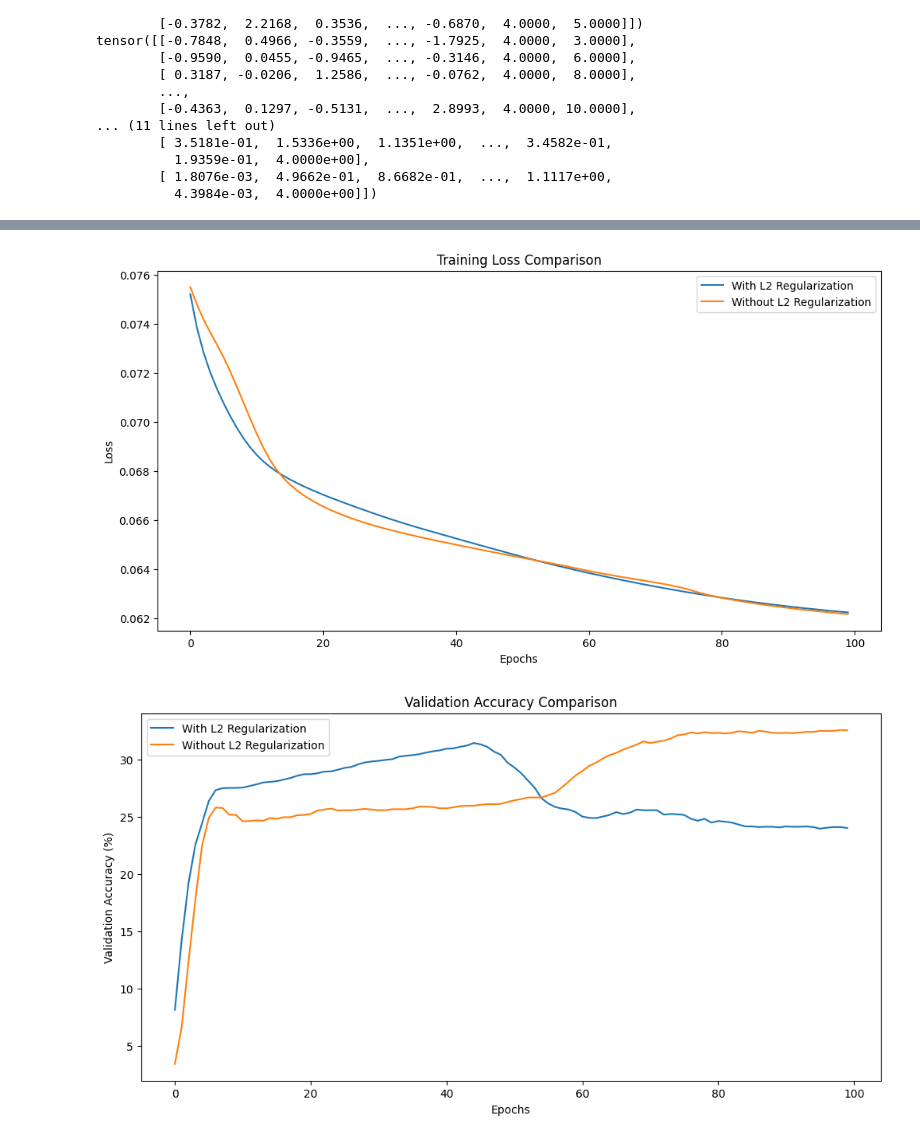
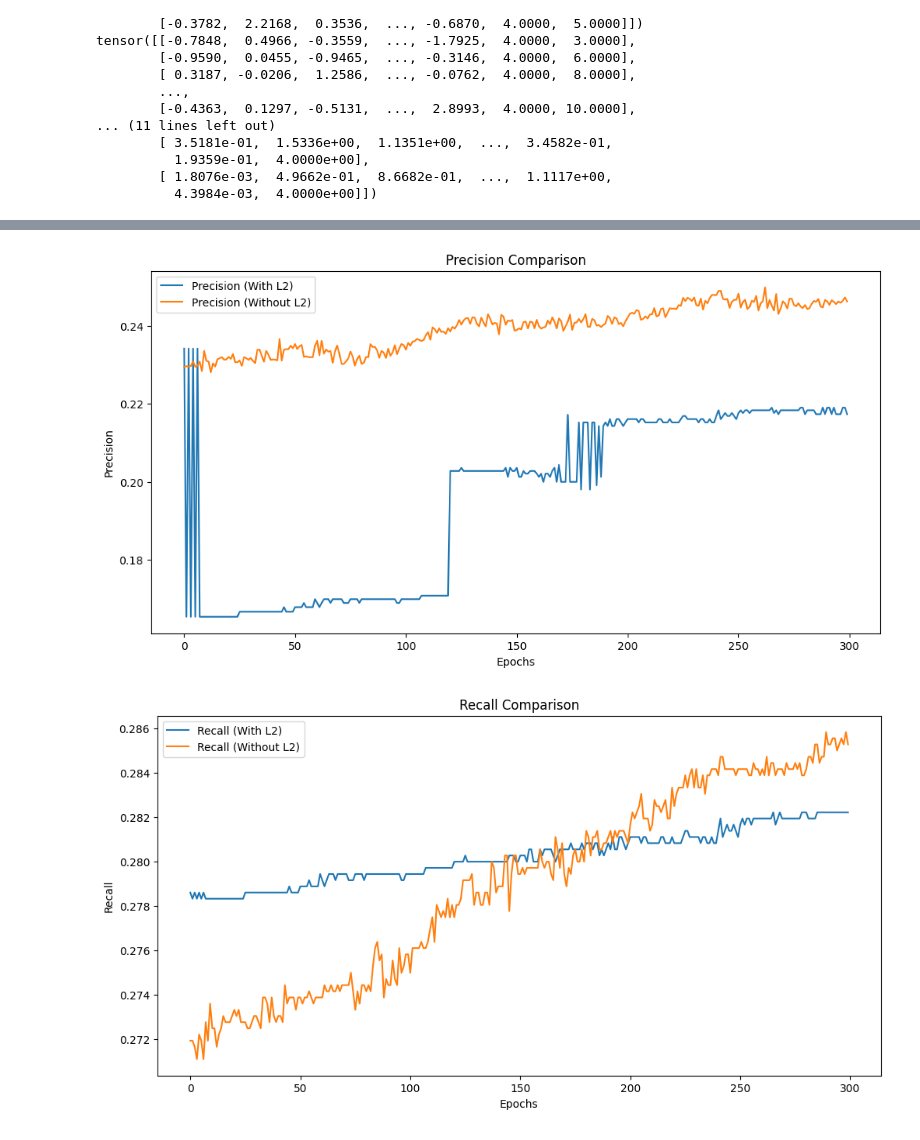
Before and after one commit to yohanesSitorus/Deep-Learning---Neural-Network-Supervised-Classification, a Jupyter notebook: TB04E.ipynb, the cells around one changed output, grey strips where cells are left out. Saved outputs shown, nothing was run; the diff lists cells and outputs as text; code cells hidden in the pictures.

```diff
--- a/TB04E.ipynb
+++ b/TB04E.ipynb
@@ -285,6 +306,8 @@ optimizer_without_l2 = optim.SGD(model_without_l2.parameters(), lr=0.001)
 # %%
 # Training model tanpa L2 regularization
 print("\nTraining model without L2 regularization:")
-history_without_l2 = train_model(model_without_l2, optimizer_without_l2, train_loader, val_loader, epochs=100)
+history_without_l2, best_epoch_without_l2, best_val_acc_without_l2 = train_model(
+    model_without_l2, optimizer_without_l2, train_loader, val_loader, epochs=300
+)
 # %% [output]
 Training model without L2 regularization:
@@ -307,5 +330,6 @@ Epoch 100 | Loss: 0.0622 | Val Acc: 32.53%
 # %%
 # Training model dengan L2 regularization
-print("Training model with L2 regularization:")
-history_with_l2 = train_model(model_with_l2, optimizer_with_l2, train_loader, val_loader, epochs=100)
+history_with_l2, best_epoch_with_l2, best_val_acc_with_l2 = train_model(
+    model_with_l2, optimizer_with_l2, train_loader, val_loader, epochs=300
+)
 # %% [output]
@@ -329,25 +353,31 @@ Epoch 100 | Loss: 0.0622 | Val Acc: 24.00%
 # %%
-# Visualisasi Perbandingan Metrik
-
-# Plot Loss
+# Plot Precision, Recall, dan F1-Score
 plt.figure(figsize=(12, 6))
-plt.plot(history_with_l2["loss"], label="With L2 Regularization")
-plt.plot(history_without_l2["loss"], label="Without L2 Regularization")
-plt.title("Training Loss Comparison")
+plt.plot(history_with_l2["precision"], label="Precision (With L2)")
+plt.plot(history_without_l2["precision"], label="Precision (Without L2)")
+plt.title("Precision Comparison")
 plt.xlabel("Epochs")
-plt.ylabel("Loss")
+plt.ylabel("Precision")
 plt.legend()
 plt.show()
 
-# Plot Validation Accuracy
 plt.figure(figsize=(12, 6))
-plt.plot(history_with_l2["val_acc"], label="With L2 Regularization")
-plt.plot(history_without_l2["val_acc"], label="Without L2 Regularization")
-plt.title("Validation Accuracy Comparison")
+plt.plot(history_with_l2["recall"], label="Recall (With L2)")
+plt.plot(history_without_l2["recall"], label="Recall (Without L2)")
+plt.title("Recall Comparison")
 plt.xlabel("Epochs")
-plt.ylabel("Validation Accuracy (%)")
+plt.ylabel("Recall")
 plt.legend()
 plt.show()
+
+plt.figure(figsize=(12, 6))
+plt.plot(history_with_l2["f1_score"], label="F1-Score (With L2)")
+plt.plot(history_without_l2["f1_score"], label="F1-Score (Without L2)")
+plt.title("F1-Score Comparison")
+plt.xlabel("Epochs")
+plt.ylabel("F1-Score")
+plt.legend()
+plt.show()
 # %% [output]
-[figure, old version]
+[figure, new version]
-[figure, old version]
+[figure, new version]
```
Also changed, not shown: parts of 5 cells of this notebook.
